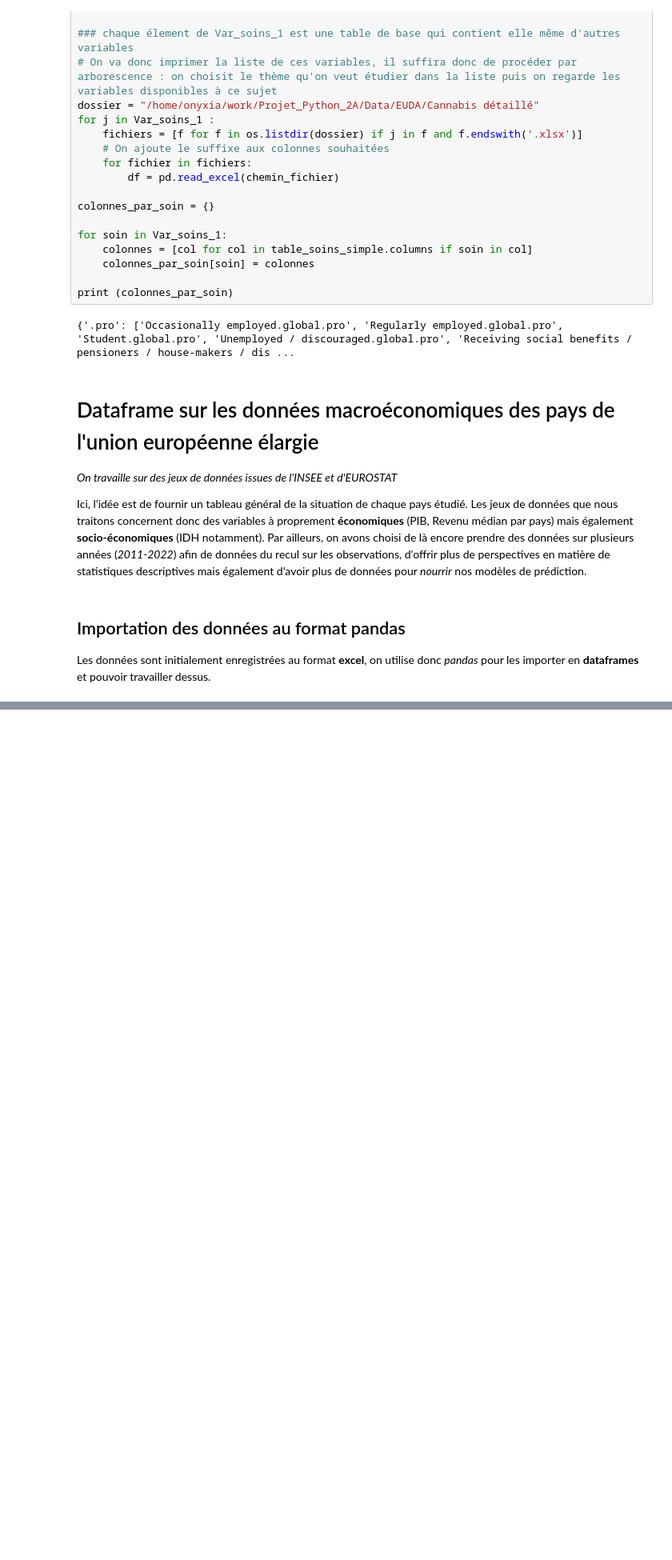
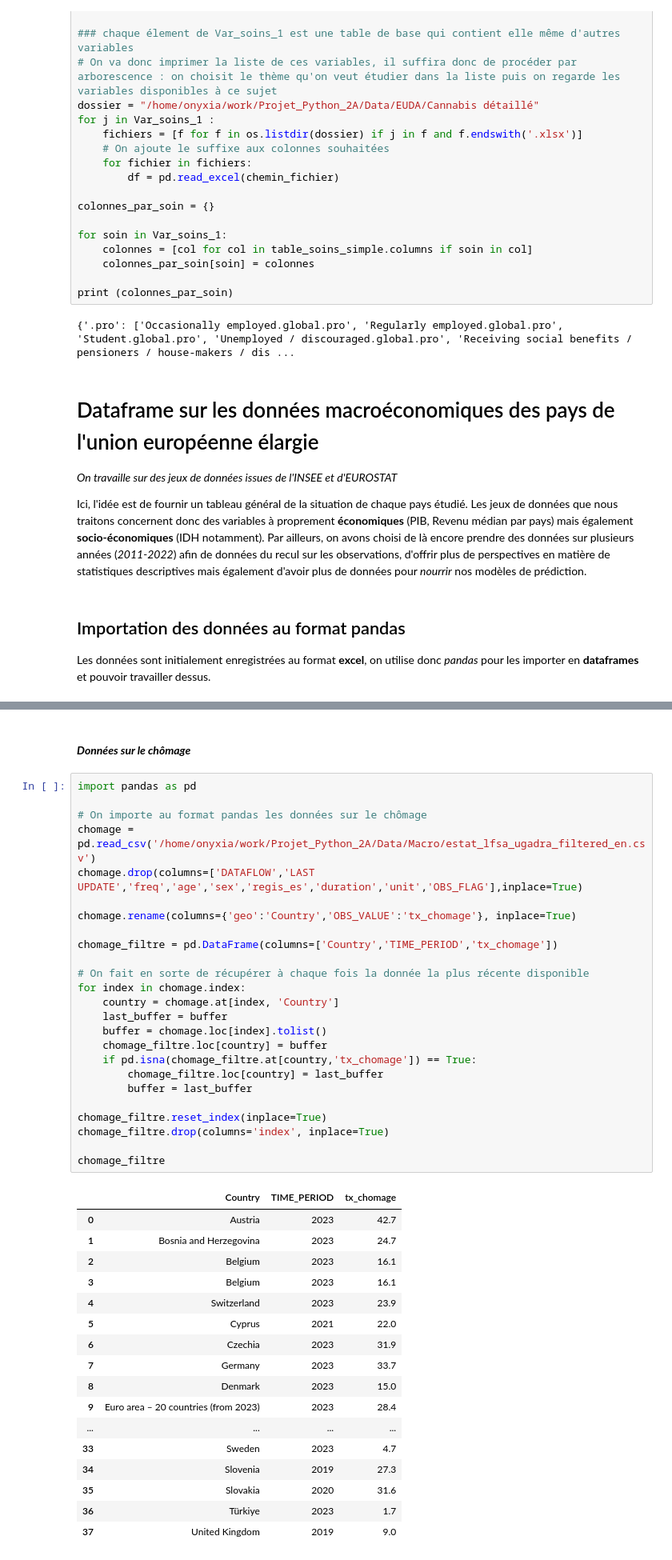
Before and after one commit to refouch/Projet_Python_2A, a Jupyter notebook: Tidy.ipynb, the cells around one changed output, grey strips where cells are left out. Shown at 80% size. Drawn from its saved outputs; the diff is of its cells as text; blank space fills up the shorter version.

```diff
--- a/Tidy.ipynb
+++ b/Tidy.ipynb
@@ -1242,0 +1245,45 @@ ValueError: Unknown engine: openpyxl (valid options are dict_keys(['c', 'python'
+# %% [markdown]
+#### ***Données sur le chômage***
+# %%
+import pandas as pd
+
+# On importe au format pandas les données sur le chômage
+chomage = pd.read_csv('/home/onyxia/work/Projet_Python_2A/Data/Macro/estat_lfsa_ugadra_filtered_en.csv')
+chomage.drop(columns=['DATAFLOW','LAST UPDATE','freq','age','sex','regis_es','duration','unit','OBS_FLAG'],inplace=True)
+
+chomage.rename(columns={'geo':'Country','OBS_VALUE':'tx_chomage'}, inplace=True)
+
+chomage_filtre = pd.DataFrame(columns=['Country','TIME_PERIOD','tx_chomage'])
+
+# On fait en sorte de récupérer à chaque fois la donnée la plus récente disponible
+for index in chomage.index:
+    country = chomage.at[index, 'Country']
+    last_buffer = buffer
+    buffer = chomage.loc[index].tolist()
+    chomage_filtre.loc[country] = buffer
+    if pd.isna(chomage_filtre.at[country,'tx_chomage']) == True:
+        chomage_filtre.loc[country] = last_buffer
+        buffer = last_buffer
+
+chomage_filtre.reset_index(inplace=True)
+chomage_filtre.drop(columns='index', inplace=True)
+
+chomage_filtre
+# %% [output]
+|  | Country | TIME_PERIOD | tx_chomage |
+| 0 | Austria | 2023 | 42.7 |
+| 1 | Bosnia and Herzegovina | 2023 | 24.7 |
+| 2 | Belgium | 2023 | 16.1 |
+| 3 | Belgium | 2023 | 16.1 |
+| 4 | Switzerland | 2023 | 23.9 |
+| 5 | Cyprus | 2021 | 22.0 |
+| 6 | Czechia | 2023 | 31.9 |
+| 7 | Germany | 2023 | 33.7 |
+| 8 | Denmark | 2023 | 15.0 |
+| 9 | Euro area – 20 countries (from 2023) | 2023 | 28.4 |
+| ... | ... | ... | ... |
+| 33 | Sweden | 2023 | 4.7 |
+| 34 | Slovenia | 2019 | 27.3 |
+| 35 | Slovakia | 2020 | 31.6 |
+| 36 | Türkiye | 2023 | 1.7 |
+| 37 | United Kingdom | 2019 | 9.0 |
```
Also changed, not shown: parts of 3 cells of this notebook, 6 other files.
